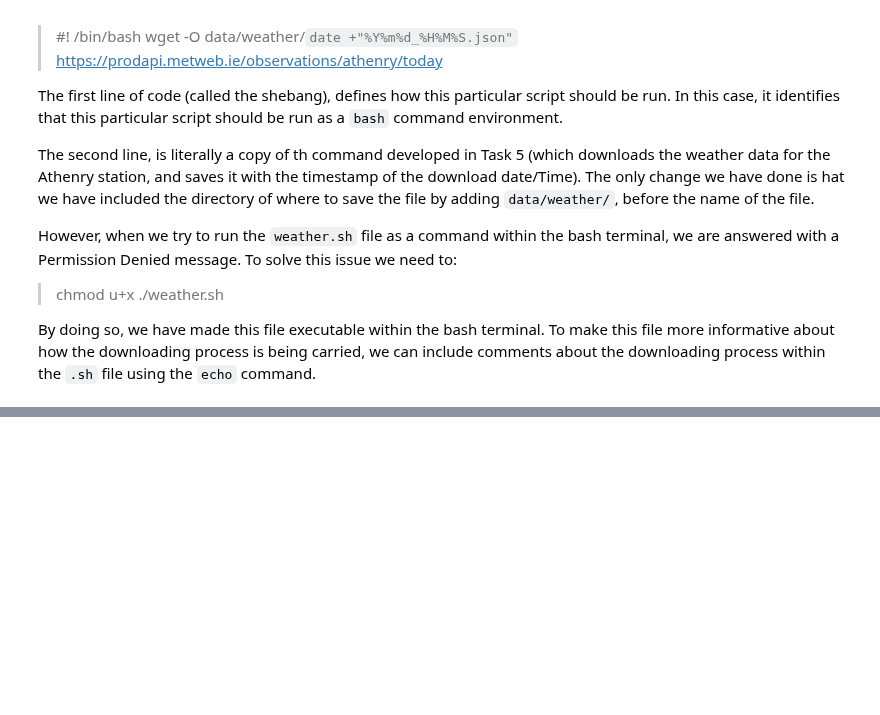
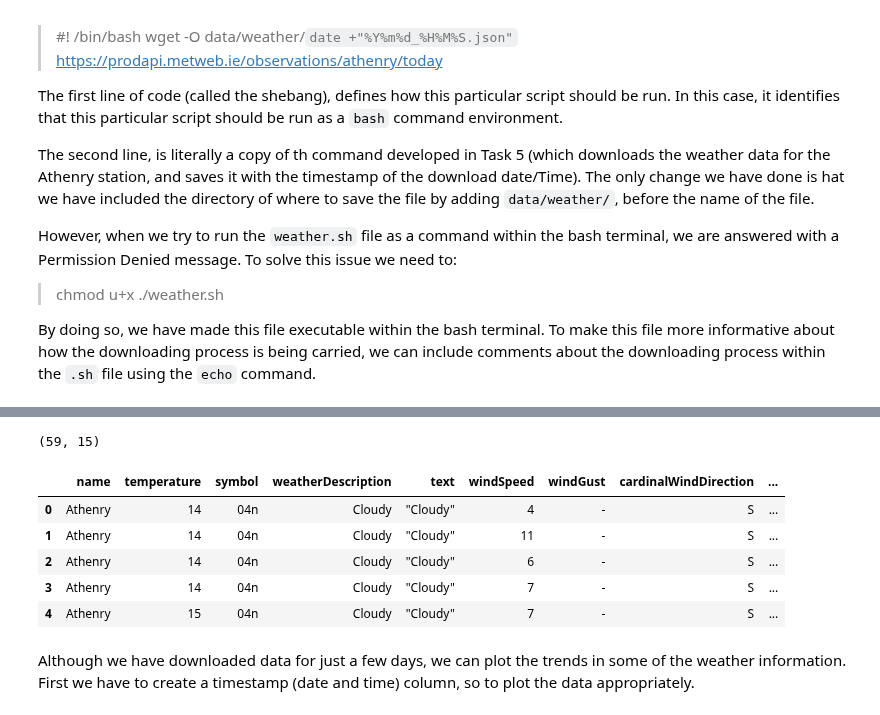
Before and after one commit to gfmg/CI_gfmg, a Jupyter notebook: weather.ipynb, the cells around one changed output, grey strips where cells are left out. Drawn from its saved outputs; the diff is of its cells as text; code cells hidden in the pictures; blank space fills up the shorter version.

```diff
--- a/weather.ipynb
+++ b/weather.ipynb
@@ -88,0 +100,28 @@ By doing so, we have made this file executable within the bash terminal. To make
+# %%
+
+# Loading libraries
+import pandas as pd
+import os, json
+import datetime as dt
+import matplotlib.pyplot as plt
+
+# Loading all json files within the data folder. Idea from: https://stackoverflow.com/questions/30539679/python-read-several-json-files-from-a-folder
+path_to_json = './data/weather'
+json_files = [pos_json for pos_json in os.listdir(path_to_json) if pos_json.endswith('.json')]
+print(json_files)
+
+# Initialize a list to store all data
+data_list = []
+
+# The following look I modified it slightly using the pd.read_json() function rather than the json.load() function originally used
+# in the link above.
+for index, js in enumerate(json_files):
+    with open(os.path.join(path_to_json, js)) as json_file:
+        #json_text = json.load(json_file)
+        tmp = pd.read_json(json_file,convert_dates=False) #Load each of the json files listed in json_files
+                                                           # I had to add the convert_dates=False parameter as the data was not being read correctly in some files
+
+        data_list.append(tmp) # Append each json file in a list
+
+wdata = pd.concat(data_list, ignore_index=True) # Concatenate all json files into a single dataframe. Columns must match! As we are downloading the data
+                                                # from a website, I expect the format to be consistent.
@@ -88,0 +140,15 @@ By doing so, we have made this file executable within the bash terminal. To make
+# %%
+wdata.shape
+# %% [output]
+(59, 15)
+# %%
+wdata.head()
+# %% [output]
+|  | name | temperature | symbol | weatherDescription | text | windSpeed | windGust | cardinalWindDirection | ... |
+| 0 | Athenry | 14 | 04n | Cloudy | "Cloudy" | 4 | - | S | ... |
+| 1 | Athenry | 14 | 04n | Cloudy | "Cloudy" | 11 | - | S | ... |
+| 2 | Athenry | 14 | 04n | Cloudy | "Cloudy" | 6 | - | S | ... |
+| 3 | Athenry | 14 | 04n | Cloudy | "Cloudy" | 7 | - | S | ... |
+| 4 | Athenry | 15 | 04n | Cloudy | "Cloudy" | 7 | - | S | ... |
+# %% [markdown]
+Although we have downloaded data for just a few days, we can plot the trends in some of the weather information. First we have to create a timestamp (date and time) column, so to plot the data appropriately.
```
Also changed, not shown: parts of 11 cells of this notebook.
